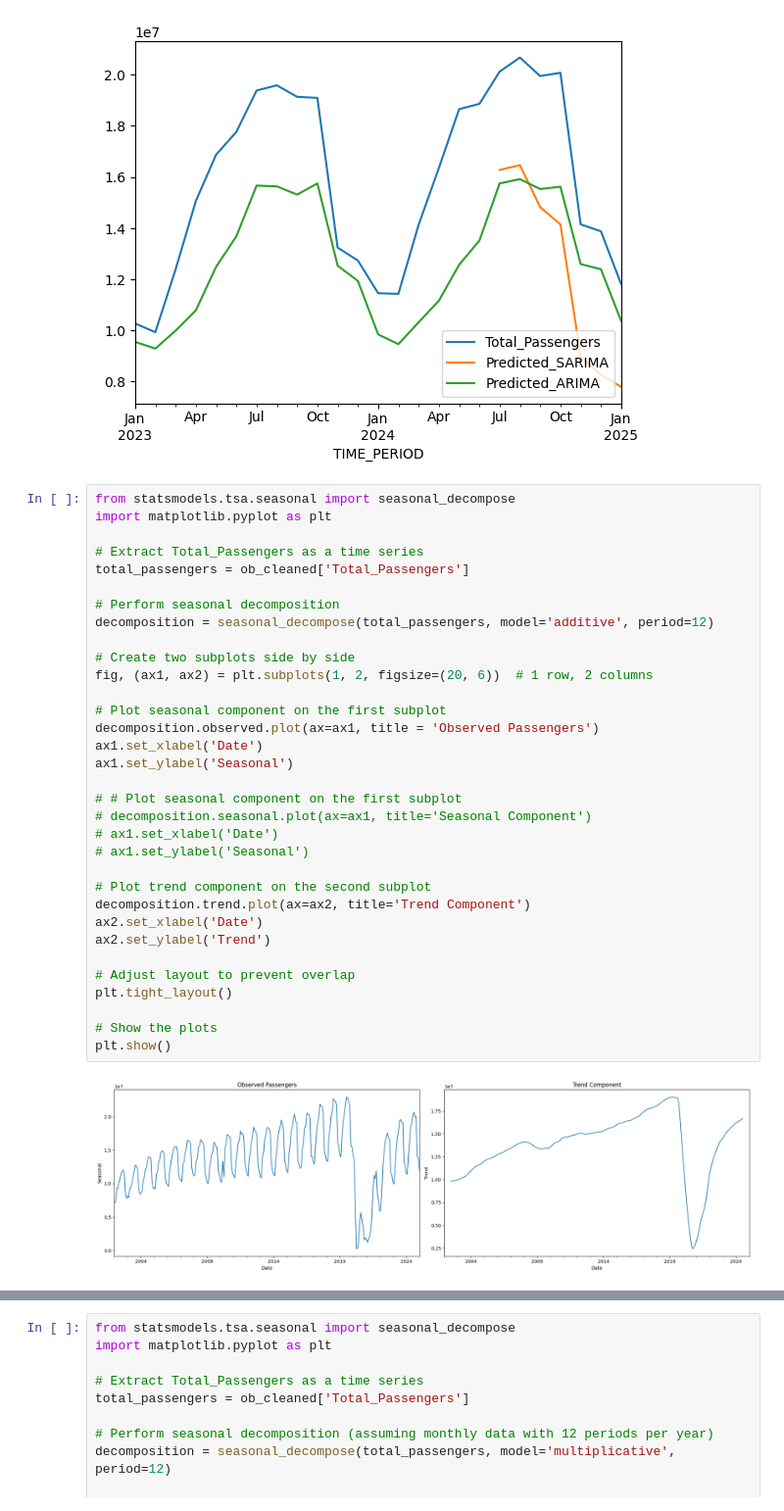
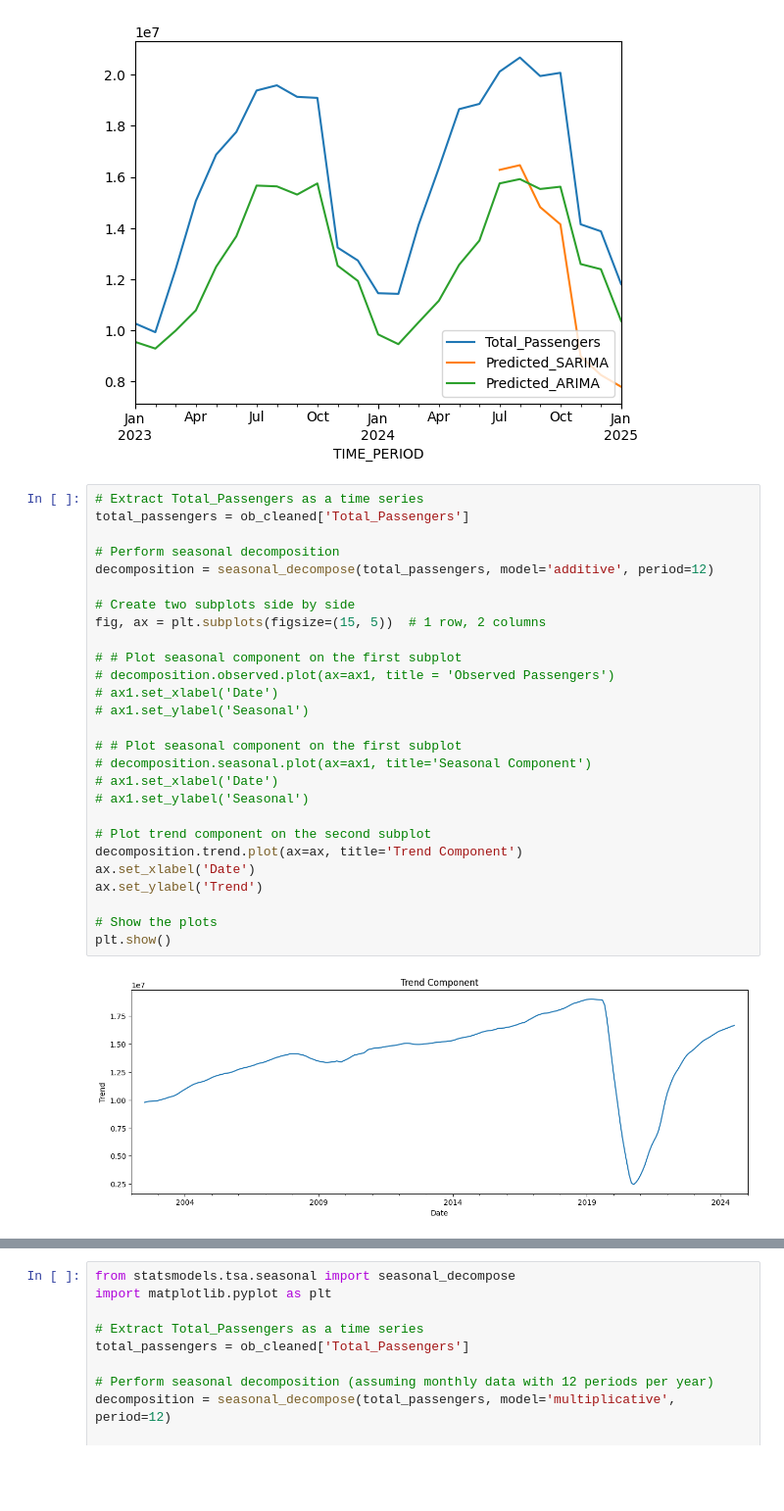
Before and after one commit to Hassan3924/Air-Passenger-Time-Series, a Jupyter notebook: airpassenger.ipynb, the cells around one changed output, grey strips where cells are left out. Shown at 98% size. Saved outputs shown, nothing was run; the diff lists cells and outputs as text; blank space fills up the shorter version.

```diff
--- a/airpassenger.ipynb
+++ b/airpassenger.ipynb
@@ -652,40 +653,34 @@ test_data[['Total_Passengers', 'Predicted_SARIMA', 'Predicted_ARIMA']].plot()
 <Axes: xlabel='TIME_PERIOD'>
 [figure]
 # %%
-from statsmodels.tsa.seasonal import seasonal_decompose
-import matplotlib.pyplot as plt
-
 # Extract Total_Passengers as a time series
 total_passengers = ob_cleaned['Total_Passengers']
 
 # Perform seasonal decomposition
 decomposition = seasonal_decompose(total_passengers, model='additive', period=12)
 
 # Create two subplots side by side
-fig, (ax1, ax2) = plt.subplots(1, 2, figsize=(20, 6))  # 1 row, 2 columns
+fig, ax = plt.subplots(figsize=(15, 5))  # 1 row, 2 columns
 
-# Plot seasonal component on the first subplot
-decomposition.observed.plot(ax=ax1, title = 'Observed Passengers')
-ax1.set_xlabel('Date')
-ax1.set_ylabel('Seasonal')
+# # Plot seasonal component on the first subplot
+# decomposition.observed.plot(ax=ax1, title = 'Observed Passengers')
+# ax1.set_xlabel('Date')
+# ax1.set_ylabel('Seasonal')
 
 # # Plot seasonal component on the first subplot
 # decomposition.seasonal.plot(ax=ax1, title='Seasonal Component')
 # ax1.set_xlabel('Date')
 # ax1.set_ylabel('Seasonal')
 
 # Plot trend component on the second subplot
-decomposition.trend.plot(ax=ax2, title='Trend Component')
-ax2.set_xlabel('Date')
-ax2.set_ylabel('Trend')
-
-# Adjust layout to prevent overlap
-plt.tight_layout()
+decomposition.trend.plot(ax=ax, title='Trend Component')
+ax.set_xlabel('Date')
+ax.set_ylabel('Trend')
 
 # Show the plots
 plt.show()
 # %% [output]
-[figure, old version]
+[figure, new version]
 # %%
 from statsmodels.tsa.seasonal import seasonal_decompose
 import matplotlib.pyplot as plt
```
Also changed, not shown: parts of 15 cells of this notebook.
